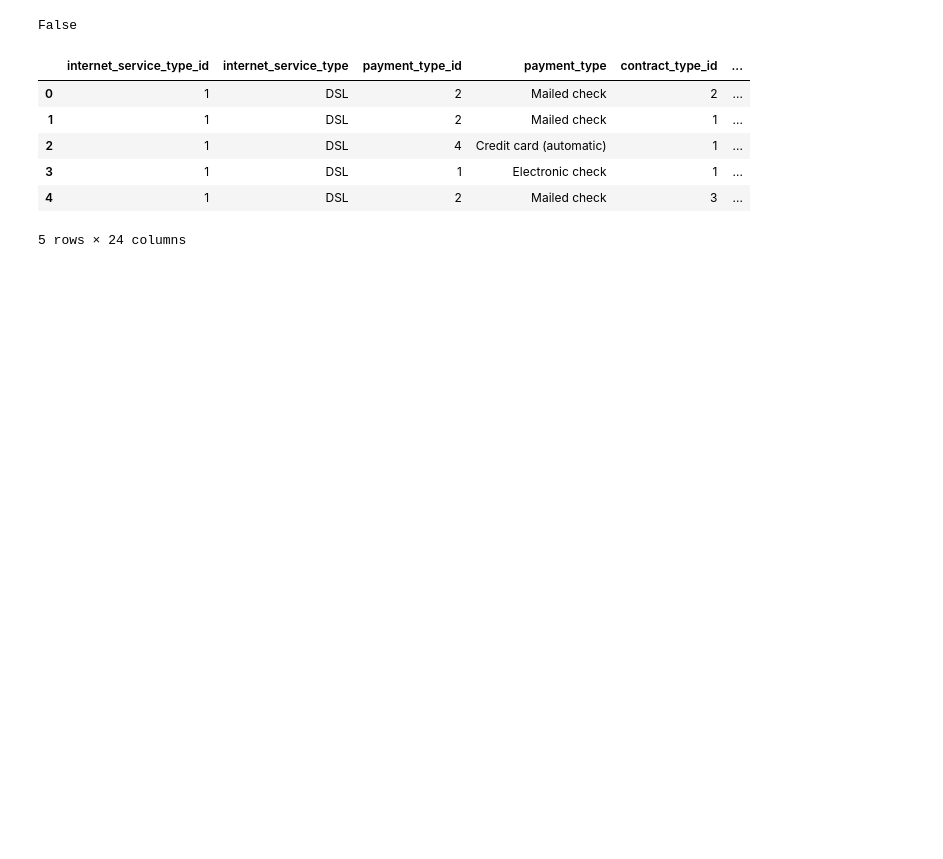
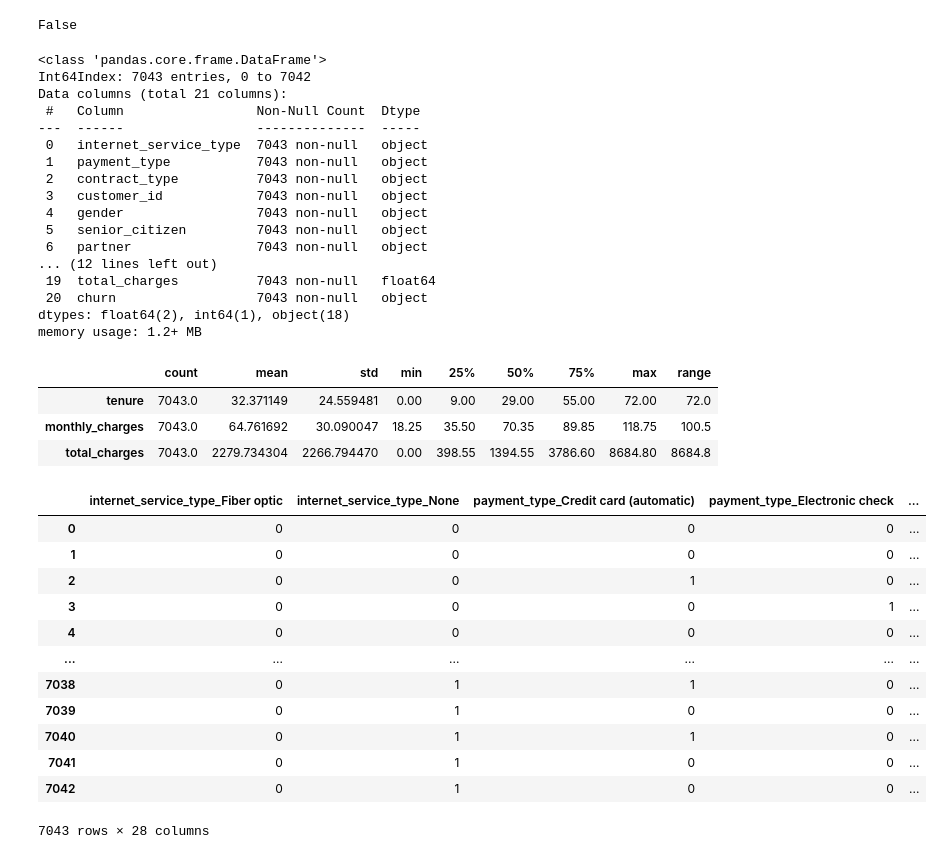
Before and after one commit to mijailmariano/classification-exercises, a Jupyter notebook: classification_exervices.ipynb, the cells around one changed output. Drawn from its saved outputs; the diff is of its cells as text; code cells hidden in the pictures; blank space fills up the shorter version.

```diff
--- a/classification_exervices.ipynb
+++ b/classification_exervices.ipynb
@@ -947,0 +1050,5 @@ Name: paperless_billing, Length: 7043, dtype: object
+# %%
+# for consistency, i may want the "senior_citizen" column to reflect either "yes" or "no" values (especially if creating a dummy variable for this categorical feature)
+
+telco_df["senior_citizen"] = telco_df["senior_citizen"].replace({0: "No", 1: "Yes"})
+telco_df.head()
@@ -952,15 +1067,62 @@ telco_df.duplicated().any()
 # checks out! but to be safe, i'll also run the following:
 # %% [output]
 False
-# %%
-telco_df = telco_df.drop_duplicates()
 # %%
-telco_df.head()
+telco_df.info()
 # %% [output]
-|  | internet_service_type_id | internet_service_type | payment_type_id | payment_type | contract_type_id | ... |
-| 0 | 1 | DSL | 2 | Mailed check | 2 | ... |
-| 1 | 1 | DSL | 2 | Mailed check | 1 | ... |
-| 2 | 1 | DSL | 4 | Credit card (automatic) | 1 | ... |
-| 3 | 1 | DSL | 1 | Electronic check | 1 | ... |
-| 4 | 1 | DSL | 2 | Mailed check | 3 | ... |
-5 rows × 24 columns
+<class 'pandas.core.frame.DataFrame'>
+Int64Index: 7043 entries, 0 to 7042
+Data columns (total 21 columns):
+ #   Column                 Non-Null Count  Dtype
+---  ------                 --------------  -----
+ 0   internet_service_type  7043 non-null   object
+ 1   payment_type           7043 non-null   object
+ 2   contract_type          7043 non-null   object
+ 3   customer_id            7043 non-null   object
+ 4   gender                 7043 non-null   object
+ 5   senior_citizen         7043 non-null   object
+ 6   partner                7043 non-null   object
+... (12 lines left out)
+ 19  total_charges          7043 non-null   float64
+ 20  churn                  7043 non-null   object
+dtypes: float64(2), int64(1), object(18)
+memory usage: 1.2+ MB
+# %%
+# descriptive stats for numerical columns:
+
+stats = telco_df.describe().T
+stats["range"] = stats["max"] - stats["min"]
+stats
+# %% [output]
+|  | count | mean | std | min | 25% | 50% | 75% | max | range |
+| tenure | 7043.0 | 32.371149 | 24.559481 | 0.00 | 9.00 | 29.00 | 55.00 | 72.00 | 72.0 |
+| monthly_charges | 7043.0 | 64.761692 | 30.090047 | 18.25 | 35.50 | 70.35 | 89.85 | 118.75 | 100.5 |
+| total_charges | 7043.0 | 2279.734304 | 2266.794470 | 0.00 | 398.55 | 1394.55 | 3786.60 | 8684.80 | 8684.8 |
+# %%
+# 3. - [ ] Encode the categorical columns. Create dummy variables of the categorical columns and concatenate them onto the dataframe.
+
+telco_df.select_dtypes(include="object").columns
+cat_lst = [
+'internet_service_type', 'payment_type', 'contract_type',
+'gender', 'senior_citizen', 'partner', 'dependents', 'phone_service',
+'multiple_lines', 'online_security', 'online_backup',
+'device_protection', 'tech_support', 'streaming_tv', 'streaming_movies',
+'paperless_billing', 'churn'
+]  # removing "customer_id" columns here (yikes!...do not want dummy variables for this column)
+# %%
+dummy_df = pd.get_dummies(telco_df[cat_lst], drop_first=True)
+dummy_df
+# %% [output]
+|  | internet_service_type_Fiber optic | internet_service_type_None | payment_type_Credit card (automatic) | payment_type_Electronic check | ... |
+| 0 | 0 | 0 | 0 | 0 | ... |
+| 1 | 0 | 0 | 0 | 0 | ... |
+| 2 | 0 | 0 | 1 | 0 | ... |
+| 3 | 0 | 0 | 0 | 1 | ... |
+| 4 | 0 | 0 | 0 | 0 | ... |
+| ... | ... | ... | ... | ... | ... |
+| 7038 | 0 | 1 | 1 | 0 | ... |
+| 7039 | 0 | 1 | 0 | 0 | ... |
+| 7040 | 0 | 1 | 1 | 0 | ... |
+| 7041 | 0 | 1 | 0 | 0 | ... |
+| 7042 | 0 | 1 | 0 | 0 | ... |
+7043 rows × 28 columns
```
Also changed, not shown: parts of 28 cells of this notebook, 1 other file.
